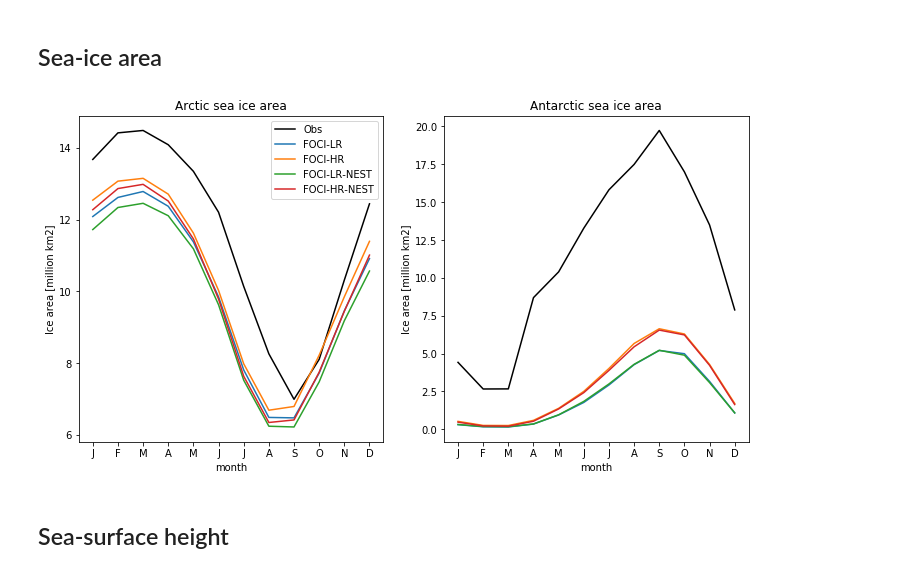
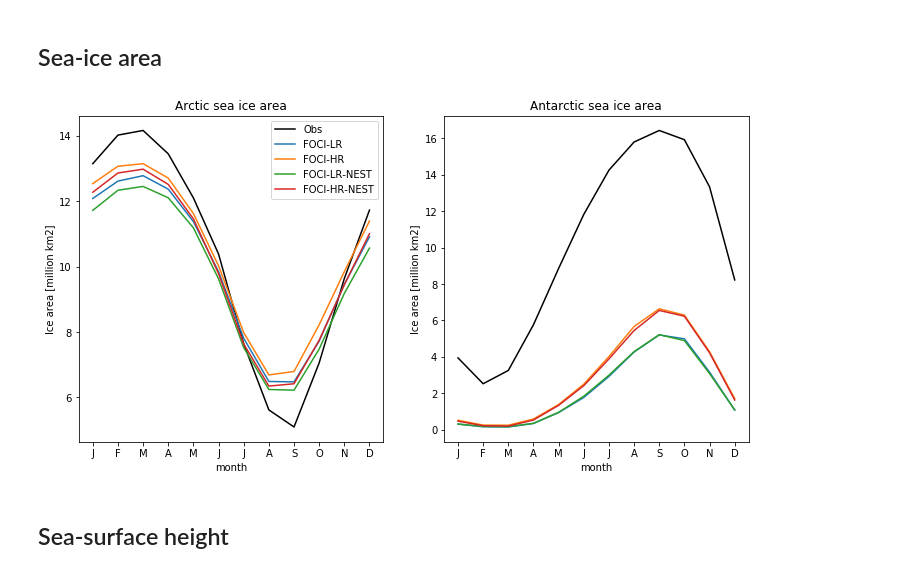
Before and after one commit to joakimkjellsson/notebooks_foci-oifs-agrif, a Jupyter notebook: Diagnostics-biases.ipynb, the cells around one changed output. Cells and saved outputs as stored; diff of their text form; code cells hidden in the pictures.

```diff
--- a/Diagnostics-biases.ipynb
+++ b/Diagnostics-biases.ipynb
@@ -121,7 +121,7 @@ scale = 1e-12 # m2 -> 1e6 km2
 # HadSST ice
 hadiice = '/sfs/fs1/work-geomar/smomw352/obs/HadISST_ice.nc'
 ds_hadice = xr.open_dataset(hadiice)
-sic_had = ds_hadice['sic'].sel(time=slice('1850-01-01','1900-01-01')).groupby('time.month').mean('time')
+sic_had = ds_hadice['sic'].sel(time=slice('1980-01-01','2015-01-01')).groupby('time.month').mean('time')
 radius = 6371 * 1e3 # earth radius
 had_area = (radius * 1./180. * np.pi)**2 * np.cos(ds_hadice['latitude'] / 180. * np.pi)
 sia_nh_had = (sic_had.where(ds_hadice['latitude'] > 0.) * had_area).sum('latitude').sum('longitude') * scale
@@ -151,34 +151,34 @@ sia_sh_foci_hr_nest = (sic_foci_hr_nest.where(orca05_lat < 0.) * orca05_area).su
 # FOCI-HR
 foci_hr = '/sfs/fs1/work-geomar/smomw352/foci_analysis/foci_JJK006_3_1m_19500101_19791231_icemod_ymonmean.nc'
 ds_foci_hr = xr.open_dataset(foci_hr)
 sic_foci_hr = ds_foci_hr['ileadfra'].groupby('time_counter.month').mean('time_counter')
 sia_nh_foci_hr = (sic_foci_hr.where(orca05_lat > 0.) * orca05_area).sum('y').sum('x') * scale
 sia_sh_foci_hr = (sic_foci_hr.where(orca05_lat < 0.) * orca05_area).sum('y').sum('x') * scale
 
 # Plot
 fig, ax = plt.subplots(1,2,figsize=(12,6))
 sia_nh_had.plot(ax=ax[0],label='Obs',color='k')
 sia_nh_foci_lr.plot(ax=ax[0],label='FOCI-LR')
 sia_nh_foci_hr.plot(ax=ax[0],label='FOCI-HR')
 sia_nh_foci_lr_nest.plot(ax=ax[0],label='FOCI-LR-NEST')
 sia_nh_foci_hr_nest.plot(ax=ax[0],label='FOCI-HR-NEST')
 
 sia_sh_had.plot(ax=ax[1],label='Obs',color='k')
 sia_sh_foci_lr.plot(ax=ax[1],label='FOCI-LR')
 sia_sh_foci_hr.plot(ax=ax[1],label='FOCI-HR')
 sia_sh_foci_lr_nest.plot(ax=ax[1],label='FOCI-LR-NEST')
 sia_sh_foci_hr_nest.plot(ax=ax[1],label='FOCI-HR-NEST')
 
 ax[0].set_title('Arctic sea ice area')
 ax[1].set_title('Antarctic sea ice area')
 for a in ax:
     a.set_ylabel('Ice area [million km2]')
     a.set_xticks(np.arange(1,13))
     a.set_xticklabels(['J','F','M','A','M','J','J','A','S','O','N','D'])
 ax[0].legend()
 fig.savefig('sea-ice_area.png',format='png',dpi=600)
 # %% [output]
-[figure, old version]
+[figure, new version]
 # %% [markdown]
 ## Sea-surface height
 # %%
```
Also changed, not shown: parts of 10 cells of this notebook, 4 other files.
